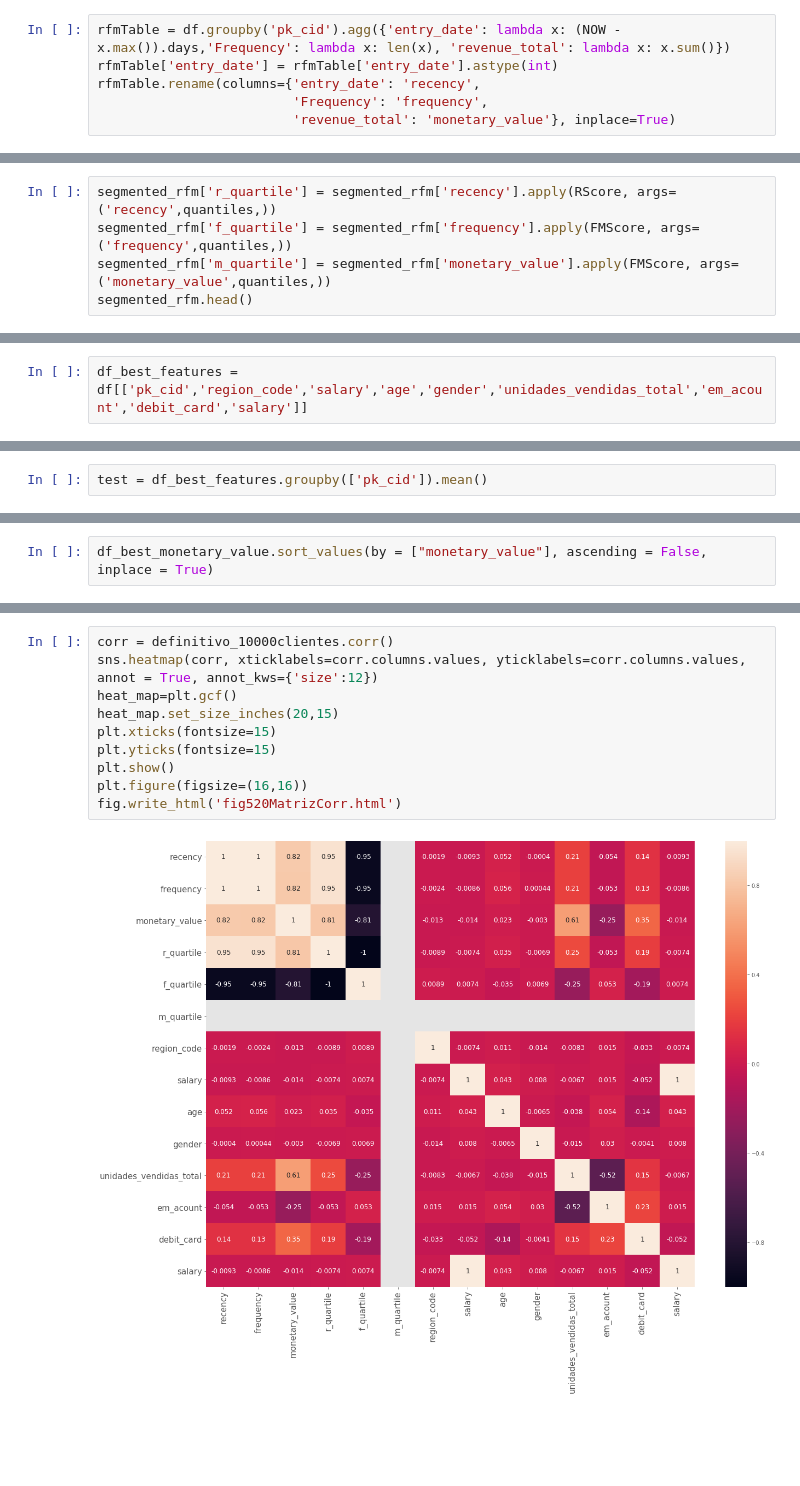
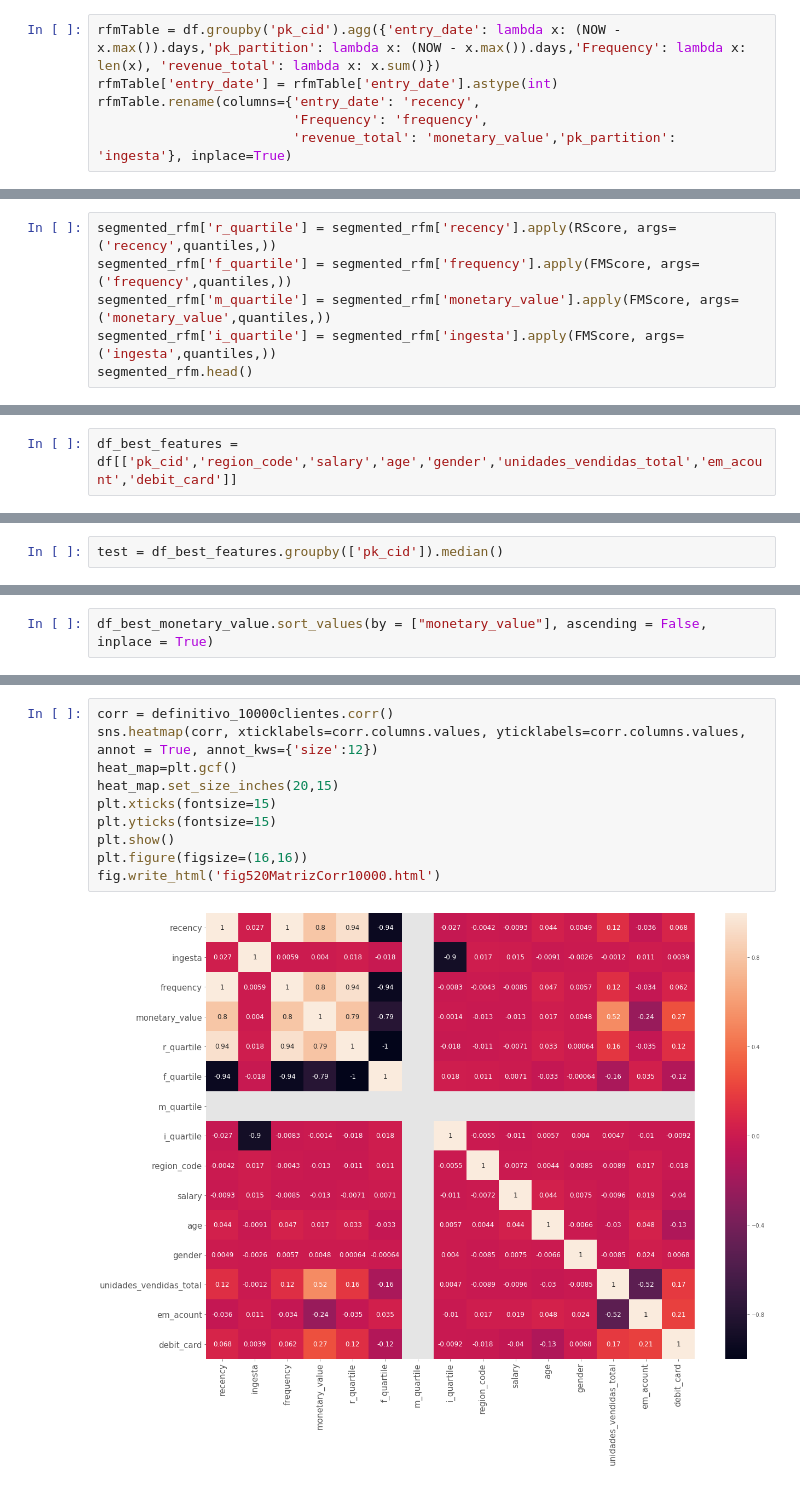
Before and after one commit to giannimaggiora/easyMoney, a Jupyter notebook: Mejores10000clientes.ipynb, the cells around one changed output, grey strips where cells are left out. Drawn from its saved outputs; the diff is of its cells as text; blank space fills up the shorter version.

Commit message:
Eva
Actualizacion 2 archivos, e imagenes,

```diff
--- a/Mejores10000clientes.ipynb
+++ b/Mejores10000clientes.ipynb
@@ -86,9 +129,9 @@ df.head(20).T
 # %%
-rfmTable = df.groupby('pk_cid').agg({'entry_date': lambda x: (NOW - x.max()).days,'Frequency': lambda x: len(x), 'revenue_total': lambda x: x.sum()})
+rfmTable = df.groupby('pk_cid').agg({'entry_date': lambda x: (NOW - x.max()).days,'pk_partition': lambda x: (NOW - x.max()).days,'Frequency': lambda x: len(x), 'revenue_total': lambda x: x.sum()})
 rfmTable['entry_date'] = rfmTable['entry_date'].astype(int)
 rfmTable.rename(columns={'entry_date': 'recency',
                          'Frequency': 'frequency',
-                         'revenue_total': 'monetary_value'}, inplace=True)
+                         'revenue_total': 'monetary_value','pk_partition': 'ingesta'}, inplace=True)
 # %%
 rfmTable
 # %% [output]
@@ -155,5 +198,6 @@ def FMScore(x,p,d):
 segmented_rfm['r_quartile'] = segmented_rfm['recency'].apply(RScore, args=('recency',quantiles,))
 segmented_rfm['f_quartile'] = segmented_rfm['frequency'].apply(FMScore, args=('frequency',quantiles,))
 segmented_rfm['m_quartile'] = segmented_rfm['monetary_value'].apply(FMScore, args=('monetary_value',quantiles,))
+segmented_rfm['i_quartile'] = segmented_rfm['ingesta'].apply(FMScore, args=('ingesta',quantiles,))
 segmented_rfm.head()
 # %% [output]
@@ -362,5 +439,5 @@ Index(['Unnamed: 0', 'pk_cid', 'pk_partition', 'entry_date', 'active_customer',
 # %%
-df_best_features = df[['pk_cid','region_code','salary','age','gender','unidades_vendidas_total','em_acount','debit_card','salary']]
+df_best_features = df[['pk_cid','region_code','salary','age','gender','unidades_vendidas_total','em_acount','debit_card']]
 # %%
 df_best_features.shape
 # %% [output]
@@ -368,5 +445,5 @@ df_best_features.shape
 # %%
-test = df_best_features.groupby(['pk_cid']).mean()
+test = df_best_features.groupby(['pk_cid']).median()
 # %%
 test.shape
 # %% [output]
@@ -503,13 +585,13 @@ pyoff.iplot(fig)
 # %%
 corr = definitivo_10000clientes.corr()
 sns.heatmap(corr, xticklabels=corr.columns.values, yticklabels=corr.columns.values, annot = True, annot_kws={'size':12})
 heat_map=plt.gcf()
 heat_map.set_size_inches(20,15)
 plt.xticks(fontsize=15)
 plt.yticks(fontsize=15)
 plt.show()
 plt.figure(figsize=(16,16))
-fig.write_html('fig520MatrizCorr.html')
+fig.write_html('fig520MatrizCorr10000.html')
 # %% [output]
-[figure, old version]
+[figure, new version]
 <Figure size 1152x1152 with 0 Axes>
```
Also changed, not shown: parts of 40 cells of this notebook, 14 other files.
